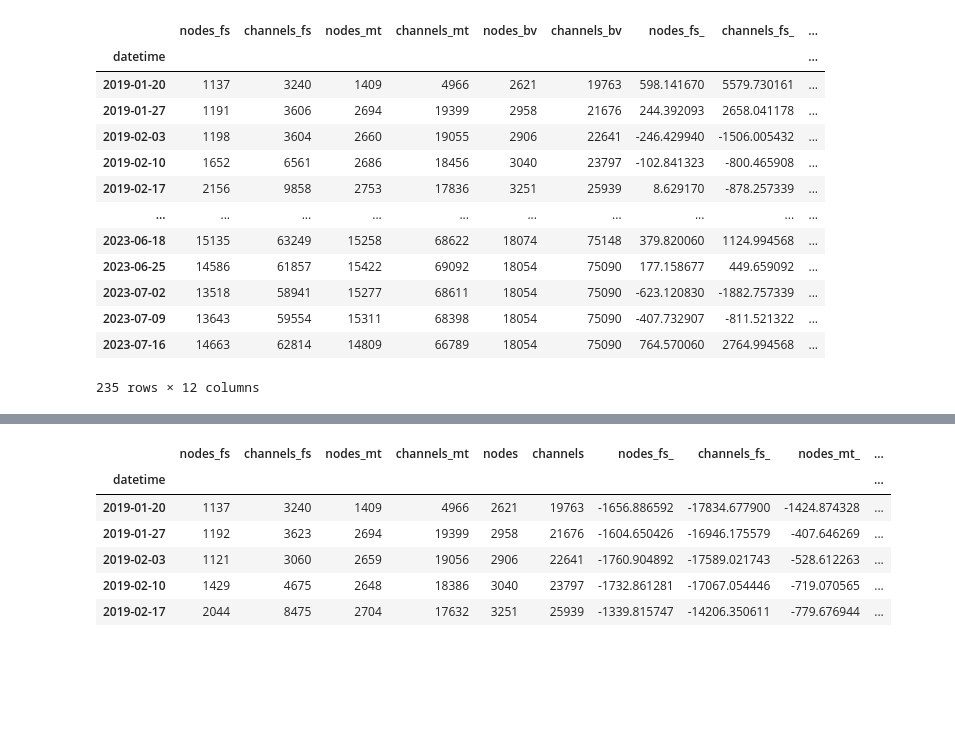
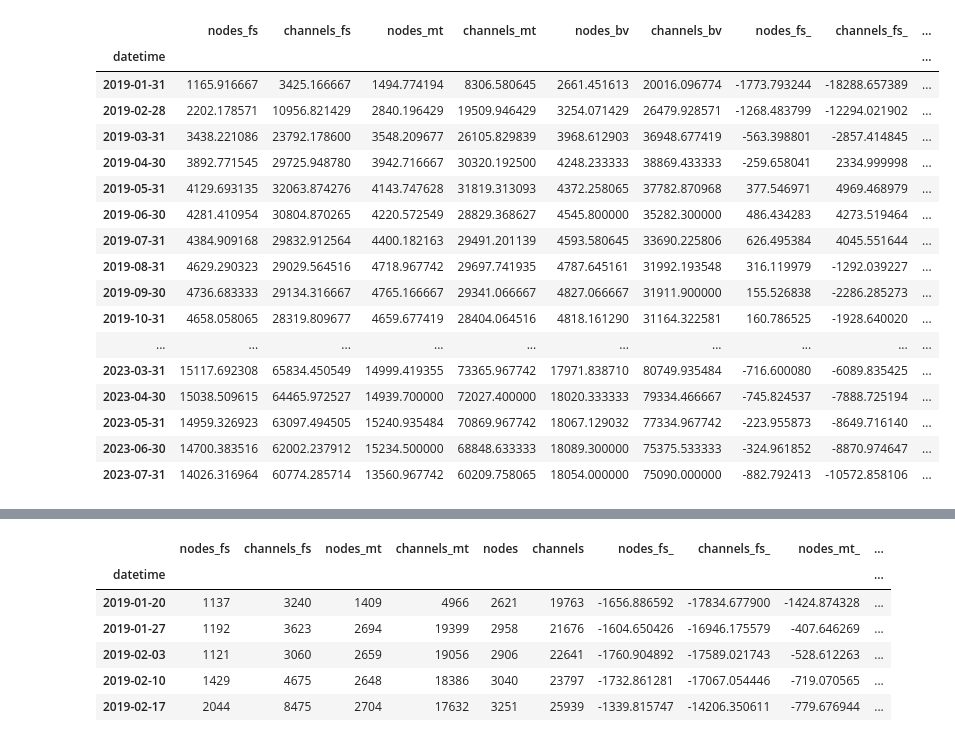
Before and after one commit to Ellariel/ln-data-preparation, a Jupyter notebook: view.ipynb, the cells around one changed output, grey strips where cells are left out. Saved outputs shown, nothing was run; the diff lists cells and outputs as text; code cells hidden in the pictures; blank space fills up the shorter version.

```diff
--- a/view.ipynb
+++ b/view.ipynb
@@ -26,42 +26,46 @@ def deseasonalize_and_detrend(ts):
 # %%
 bv = pd.read_csv(os.path.join(data_dir, 'bvisuals.csv'),
                         parse_dates=True, index_col=0, sep=';')
 mt = pd.read_csv(os.path.join(data_dir, 'mempool.csv'),
                         parse_dates=True, index_col=0, sep=';')
 mt.drop('capacity', axis=1, inplace=True)
-fs = pd.read_csv(os.path.join(data_dir, 'shapes.csv'), parse_dates=True, index_col=1)\
+fs = pd.read_csv(os.path.join(data_dir, 'shapes_.csv'), parse_dates=True, index_col=1)\
         .rename(columns={'edges': 'channels'}).fillna(0)
 fs.drop(['file_name', 'timestamp'], axis=1, inplace=True)
 
-fs = fs.asfreq('D').interpolate().resample('1W').mean().astype(int) #method='pchip'
-mt = mt.asfreq('D').interpolate().resample('1W').mean().astype(int)
-bv = bv.asfreq('D').interpolate().resample('1W').mean().astype(int)
+fs = fs.asfreq('D').interpolate().resample('1M').mean()#.astype(int) #method='pchip'
+mt = mt.asfreq('D').interpolate().resample('1M').mean()#.astype(int)
+bv = bv.asfreq('D').interpolate().resample('1M').mean()#.astype(int)
 df = pd.merge(fs.reset_index(), mt.reset_index(),
               how='left', on='datetime',
               suffixes=('_fs', '_mt'))
 df = pd.merge(df, bv.reset_index()\
               .rename(columns={'nodes' : 'nodes_bv',
                                'channels' : 'channels_bv'}),
               how='left', on='datetime')
-df = df.set_index('datetime').asfreq('1W')
+df = df.set_index('datetime').asfreq('1M').dropna()
 for c in df.columns:
     df[f"{c}_"] = deseasonalize_and_detrend(df[c])
 df
 # %% [output]
 |  | nodes_fs | channels_fs | nodes_mt | channels_mt | nodes_bv | channels_bv | nodes_fs_ | channels_fs_ | ... |
 | datetime |  |  |  |  |  |  |  |  | ... |
-| 2019-01-20 | 1137 | 3240 | 1409 | 4966 | 2621 | 19763 | 598.141670 | 5579.730161 | ... |
-| 2019-01-27 | 1191 | 3606 | 2694 | 19399 | 2958 | 21676 | 244.392093 | 2658.041178 | ... |
-| 2019-02-03 | 1198 | 3604 | 2660 | 19055 | 2906 | 22641 | -246.429940 | -1506.005432 | ... |
-| 2019-02-10 | 1652 | 6561 | 2686 | 18456 | 3040 | 23797 | -102.841323 | -800.465908 | ... |
-| 2019-02-17 | 2156 | 9858 | 2753 | 17836 | 3251 | 25939 | 8.629170 | -878.257339 | ... |
+| 2019-01-31 | 1165.916667 | 3425.166667 | 1494.774194 | 8306.580645 | 2661.451613 | 20016.096774 | -1773.793244 | -18288.657389 | ... |
+| 2019-02-28 | 2202.178571 | 10956.821429 | 2840.196429 | 19509.946429 | 3254.071429 | 26479.928571 | -1268.483799 | -12294.021902 | ... |
+| 2019-03-31 | 3438.221086 | 23792.178600 | 3548.209677 | 26105.829839 | 3968.612903 | 36948.677419 | -563.398801 | -2857.414845 | ... |
+| 2019-04-30 | 3892.771545 | 29725.948780 | 3942.716667 | 30320.192500 | 4248.233333 | 38869.433333 | -259.658041 | 2334.999998 | ... |
+| 2019-05-31 | 4129.693135 | 32063.874276 | 4143.747628 | 31819.313093 | 4372.258065 | 37782.870968 | 377.546971 | 4969.468979 | ... |
+| 2019-06-30 | 4281.410954 | 30804.870265 | 4220.572549 | 28829.368627 | 4545.800000 | 35282.300000 | 486.434283 | 4273.519464 | ... |
+| 2019-07-31 | 4384.909168 | 29832.912564 | 4400.182163 | 29491.201139 | 4593.580645 | 33690.225806 | 626.495384 | 4045.551644 | ... |
+| 2019-08-31 | 4629.290323 | 29029.564516 | 4718.967742 | 29697.741935 | 4787.645161 | 31992.193548 | 316.119979 | -1292.039227 | ... |
+| 2019-09-30 | 4736.683333 | 29134.316667 | 4765.166667 | 29341.066667 | 4827.066667 | 31911.900000 | 155.526838 | -2286.285273 | ... |
+| 2019-10-31 | 4658.058065 | 28319.809677 | 4659.677419 | 28404.064516 | 4818.161290 | 31164.322581 | 160.786525 | -1928.640020 | ... |
 | ... | ... | ... | ... | ... | ... | ... | ... | ... | ... |
-| 2023-06-18 | 15135 | 63249 | 15258 | 68622 | 18074 | 75148 | 379.820060 | 1124.994568 | ... |
-| 2023-06-25 | 14586 | 61857 | 15422 | 69092 | 18054 | 75090 | 177.158677 | 449.659092 | ... |
-| 2023-07-02 | 13518 | 58941 | 15277 | 68611 | 18054 | 75090 | -623.120830 | -1882.757339 | ... |
-| 2023-07-09 | 13643 | 59554 | 15311 | 68398 | 18054 | 75090 | -407.732907 | -811.521322 | ... |
-| 2023-07-16 | 14663 | 62814 | 14809 | 66789 | 18054 | 75090 | 764.570060 | 2764.994568 | ... |
+| 2023-03-31 | 15117.692308 | 65834.450549 | 14999.419355 | 73365.967742 | 17971.838710 | 80749.935484 | -716.600080 | -6089.835425 | ... |
+| 2023-04-30 | 15038.509615 | 64465.972527 | 14939.700000 | 72027.400000 | 18020.333333 | 79334.466667 | -745.824537 | -7888.725194 | ... |
+| 2023-05-31 | 14959.326923 | 63097.494505 | 15240.935484 | 70869.967742 | 18067.129032 | 77334.967742 | -223.955873 | -8649.716140 | ... |
+| 2023-06-30 | 14700.383516 | 62002.237912 | 15234.500000 | 68848.633333 | 18089.300000 | 75375.533333 | -324.961852 | -8870.974647 | ... |
+| 2023-07-31 | 14026.316964 | 60774.285714 | 13560.967742 | 60209.758065 | 18054.000000 | 75090.000000 | -882.792413 | -10572.858106 | ... |
-235 rows × 12 columns
 # %%
 def fig1(file_name='fig1.png', show_figure=False, dpi=1200):
     bv = pd.read_csv(os.path.join(data_dir, 'bvisuals.csv'),
```
Also changed, not shown: parts of 5 cells of this notebook, 9 other files.
